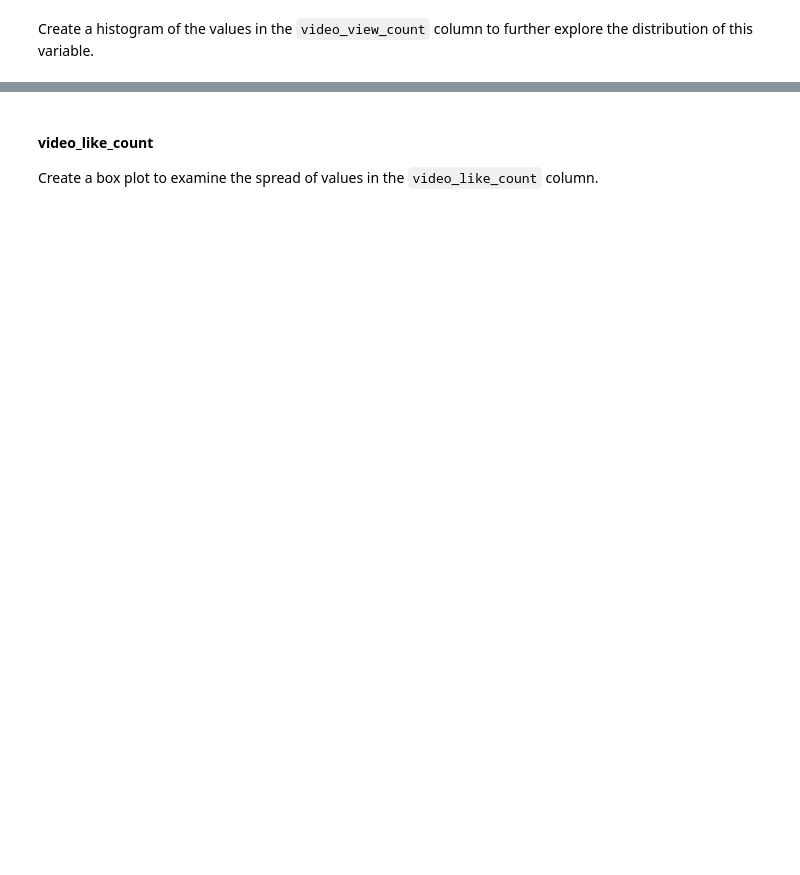
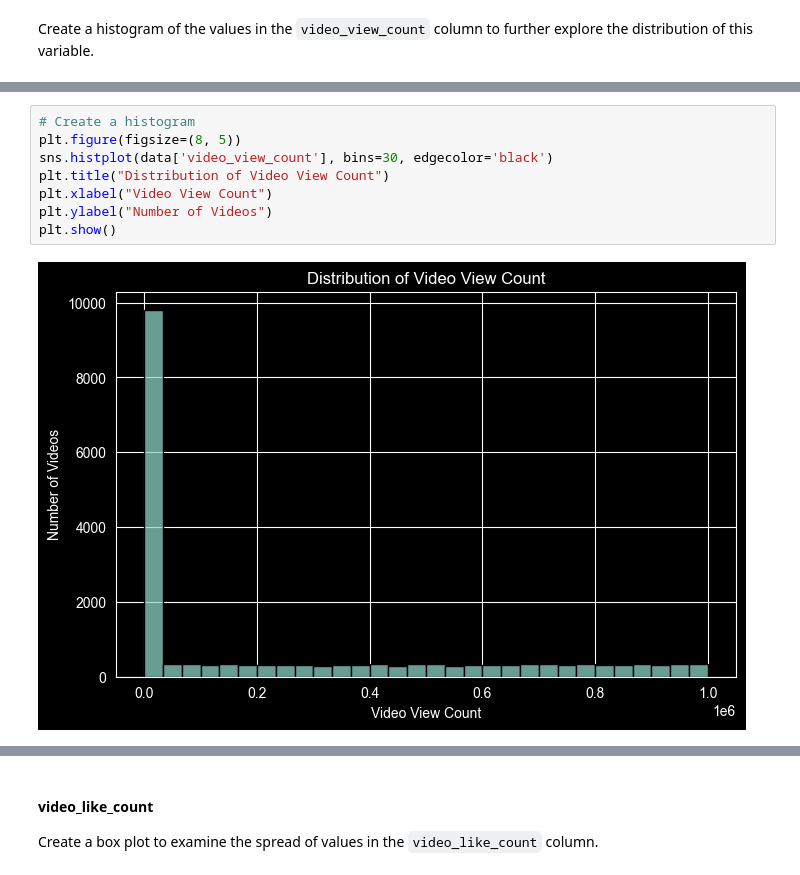
Before and after one commit to Aarushi-1604/google-advanced-data-analytics, a Jupyter notebook: course-3-go-beyond-the-numbers/notebooks/course-3-project-lab.ipynb, the cells around one changed output, grey strips where cells are left out. Cells and saved outputs as stored; diff of their text form; blank space fills up the shorter version.

```diff
--- a/course-3-go-beyond-the-numbers/notebooks/course-3-project-lab.ipynb
+++ b/course-3-go-beyond-the-numbers/notebooks/course-3-project-lab.ipynb
@@ -188,0 +203,10 @@ Create a histogram of the values in the `video_view_count` column to further exp
+# %%
+# Create a histogram
+plt.figure(figsize=(8, 5))
+sns.histplot(data['video_view_count'], bins=30, edgecolor='black')
+plt.title("Distribution of Video View Count")
+plt.xlabel("Video View Count")
+plt.ylabel("Number of Videos")
+plt.show()
+# %% [output]
+[figure, added]
```
Also changed, not shown: parts of 65 cells of this notebook.
